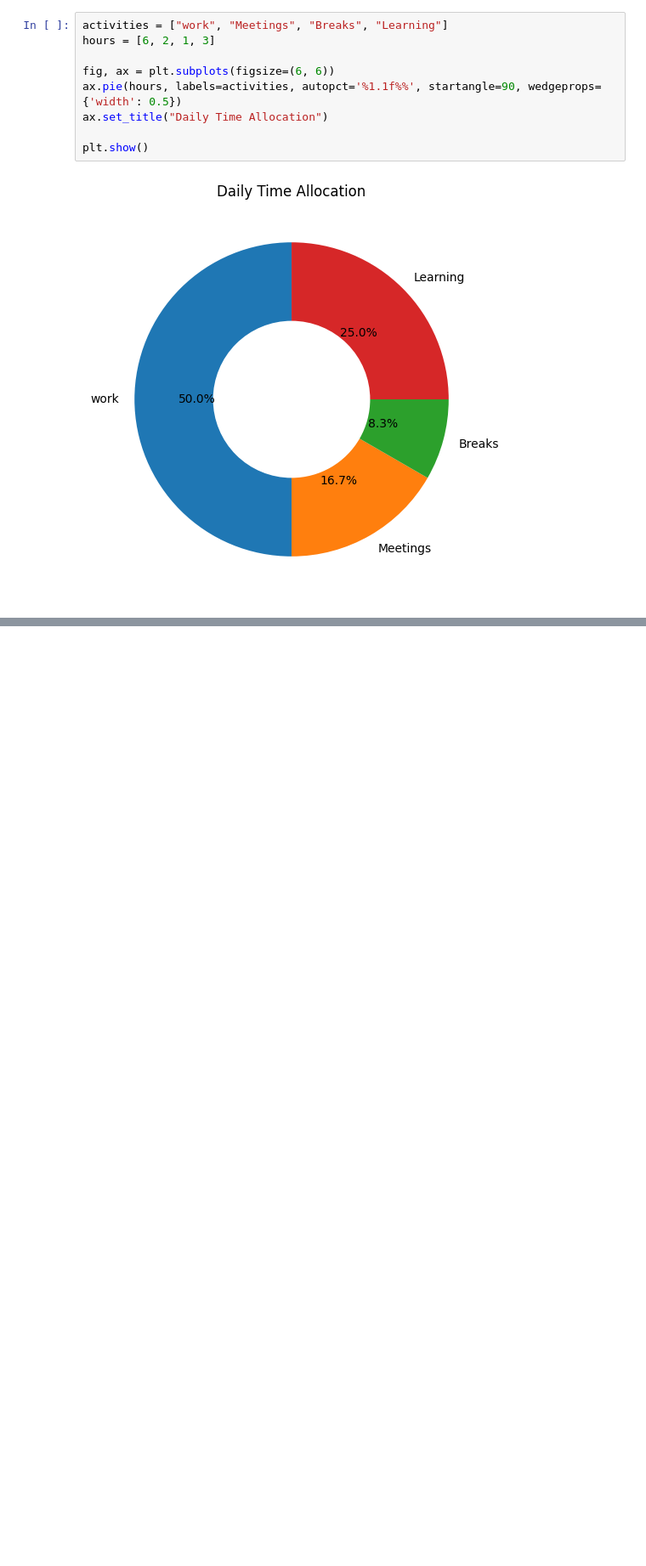
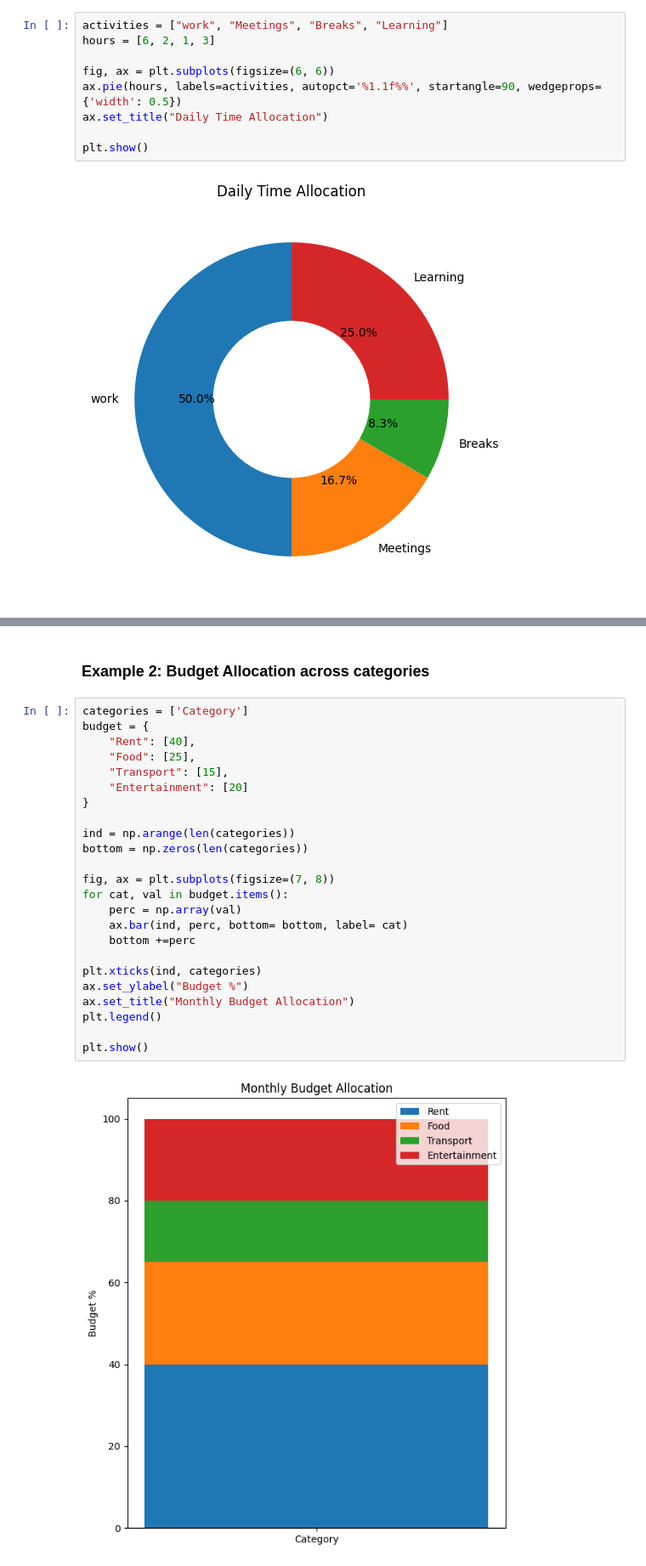
Before and after one commit to HABUDANHAYABK/ArewaDS-Machine-Learning, a Jupyter notebook: Data-Visualizations/Visualization-proportion/notebook.ipynb, the cells around one changed output, grey strips where cells are left out. Shown at 85% size. Cells and saved outputs as stored; diff of their text form; blank space fills up the shorter version.

```diff
--- a/Data-Visualizations/Visualization-proportion/notebook.ipynb
+++ b/Data-Visualizations/Visualization-proportion/notebook.ipynb
@@ -72,0 +133,28 @@ plt.show()
+# %% [markdown]
+### Example 2: Budget Allocation across categories
+# %%
+categories = ['Category']
+budget = {
+    "Rent": [40],
+    "Food": [25],
+    "Transport": [15],
+    "Entertainment": [20]
+}
+
+ind = np.arange(len(categories))
+bottom = np.zeros(len(categories))
+
+fig, ax = plt.subplots(figsize=(7, 8))
+for cat, val in budget.items():
+    perc = np.array(val)
+    ax.bar(ind, perc, bottom= bottom, label= cat)
+    bottom +=perc
+
+plt.xticks(ind, categories)
+ax.set_ylabel("Budget %")
+ax.set_title("Monthly Budget Allocation")
+plt.legend()
+
+plt.show()
+# %% [output]
+[figure, added]
```
Also changed, not shown: parts of 4 cells of this notebook.
